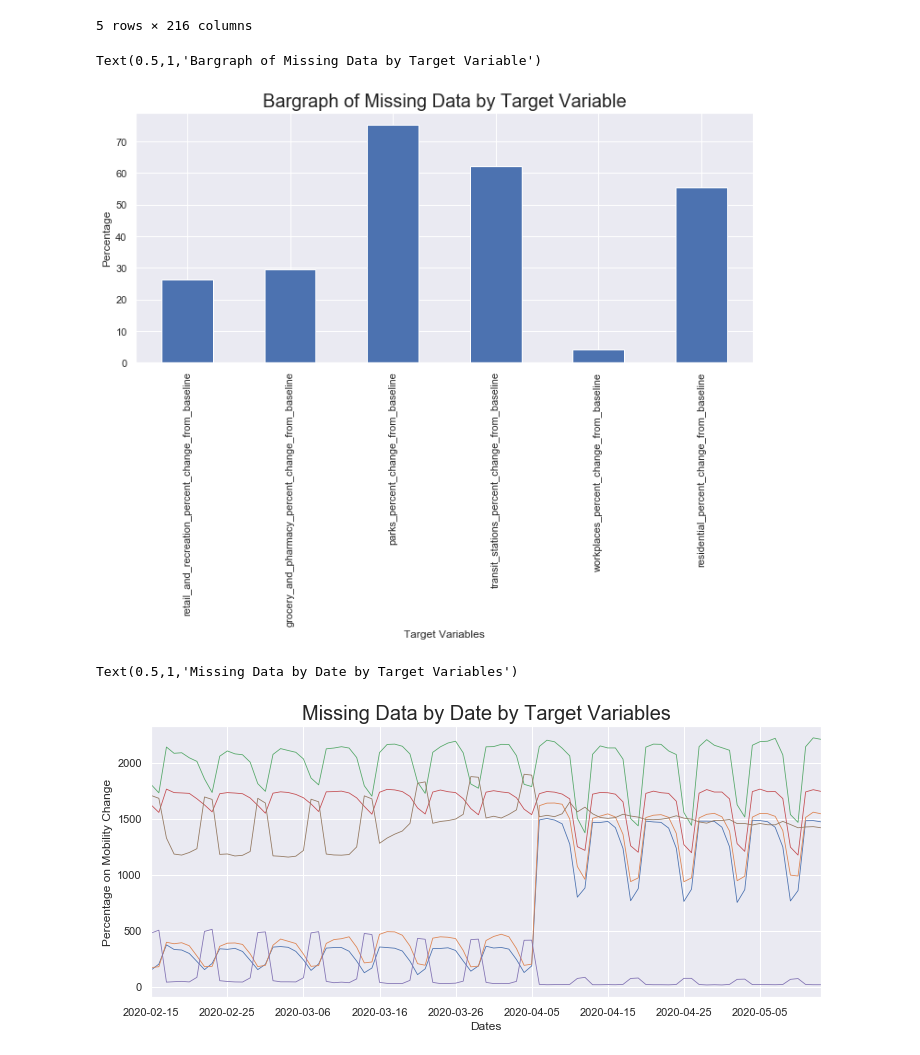
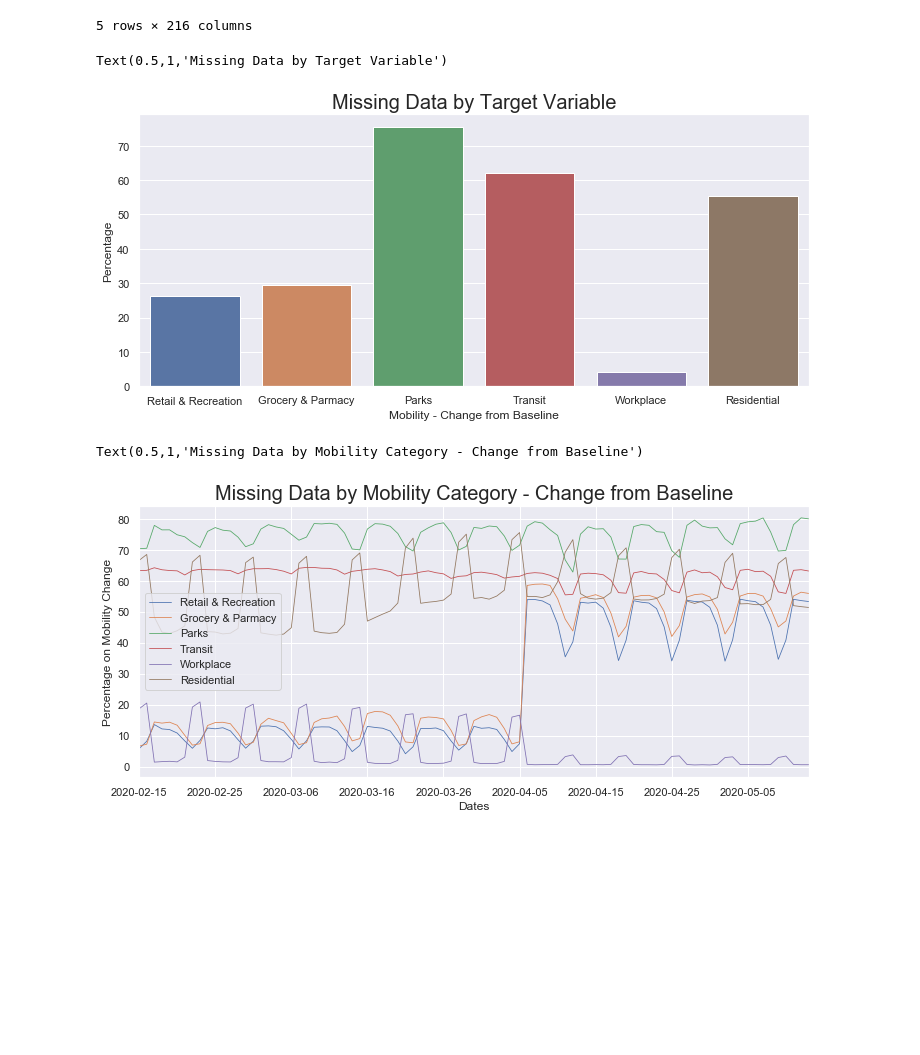
Before and after one commit to LittleAhn/covid19-ml-project, a Jupyter notebook: scripts/building_graphs.ipynb, the cells around one changed output. Cells and saved outputs as stored; diff of their text form; code cells hidden in the pictures; blank space fills up the shorter version.

Commit message:
building graphs
building graphs

```diff
--- a/scripts/building_graphs.ipynb
+++ b/scripts/building_graphs.ipynb
@@ -34,30 +34,32 @@ df.head(5)
 # %%
 sns.set(rc={'figure.figsize':(12, 5)})
 Missing_by_Target = df[[c for c in df.columns if c.endswith('baseline')]].isnull().sum() / df.shape[0] * 100
-Missing_by_Target.plot(kind='bar')
-plt.xlabel("Target Variables")
-plt.ylabel("Percentage")
-plt.title('Bargraph of Missing Data by Target Variable', fontsize=20)
+Missing_by_Target.index = ['Retail & Recreation', 'Grocery & Parmacy', 'Parks', 'Transit', 'Workplace', 'Residential']
+Missing_by_Target = Missing_by_Target.to_frame('Percentage')
+ax = sns.barplot(x=Missing_by_Target.index, y='Percentage', data=Missing_by_Target)
+plt.xlabel("Mobility - Change from Baseline")
+plt.title('Missing Data by Target Variable', fontsize=20)
 # %% [output]
-Text(0.5,1,'Bargraph of Missing Data by Target Variable')
+Text(0.5,1,'Missing Data by Target Variable')
-[figure, old version]
+[figure, new version]
 # %%
-df1 = df[df['retail_and_recreation_percent_change_from_baseline'].isnull()].groupby('date')['fips'].count()
-df1.plot(linewidth=0.8)
-df2 = df[df['grocery_and_pharmacy_percent_change_from_baseline'].isnull()].groupby('date')['fips'].count()
-df2.plot(linewidth=0.8)
-df3 = df[df['parks_percent_change_from_baseline'].isnull()].groupby('date')['fips'].count()
-df3.plot(linewidth=0.8)
-df4 = df[df['transit_stations_percent_change_from_baseline'].isnull()].groupby('date')['fips'].count()
-df4.plot(linewidth=0.8)
-df5 = df[df['workplaces_percent_change_from_baseline'].isnull()].groupby('date')['fips'].count()
-df5.plot(linewidth=0.8)
-df6 = df[df['residential_percent_change_from_baseline'].isnull()].groupby('date')['fips'].count()
-df6.plot(linewidth=0.8)
+df1 = df[df['retail_and_recreation_percent_change_from_baseline'].isnull()].groupby('date')['fips'].count()/ df.groupby('date')['fips'].count() * 100
+df1.plot(linewidth=0.8, label='Retail & Recreation')
+df2 = df[df['grocery_and_pharmacy_percent_change_from_baseline'].isnull()].groupby('date')['fips'].count() / df.groupby('date')['fips'].count() * 100
+df2.plot(linewidth=0.8, label='Grocery & Parmacy')
+df3 = df[df['parks_percent_change_from_baseline'].isnull()].groupby('date')['fips'].count() / df.groupby('date')['fips'].count() * 100
+df3.plot(linewidth=0.8, label='Parks')
+df4 = df[df['transit_stations_percent_change_from_baseline'].isnull()].groupby('date')['fips'].count() / df.groupby('date')['fips'].count() * 100
+df4.plot(linewidth=0.8, label='Transit')
+df5 = df[df['workplaces_percent_change_from_baseline'].isnull()].groupby('date')['fips'].count() / df.groupby('date')['fips'].count() * 100
+df5.plot(linewidth=0.8, label='Workplace')
+df6 = df[df['residential_percent_change_from_baseline'].isnull()].groupby('date')['fips'].count() / df.groupby('date')['fips'].count() * 100
+df6.plot(linewidth=0.8, label='Residential')
+leg = plt.legend()
 plt.xlabel("Dates")
 plt.ylabel("Percentage on Mobility Change")
-plt.title('Missing Data by Date by Target Variables', fontsize=20)
+plt.title('Missing Data by Mobility Category - Change from Baseline', fontsize=20)
 # %% [output]
-Text(0.5,1,'Missing Data by Date by Target Variables')
+Text(0.5,1,'Missing Data by Mobility Category - Change from Baseline')
-[figure, old version]
+[figure, new version]
 # %%
```
Also changed, not shown: parts of 12 cells of this notebook.
